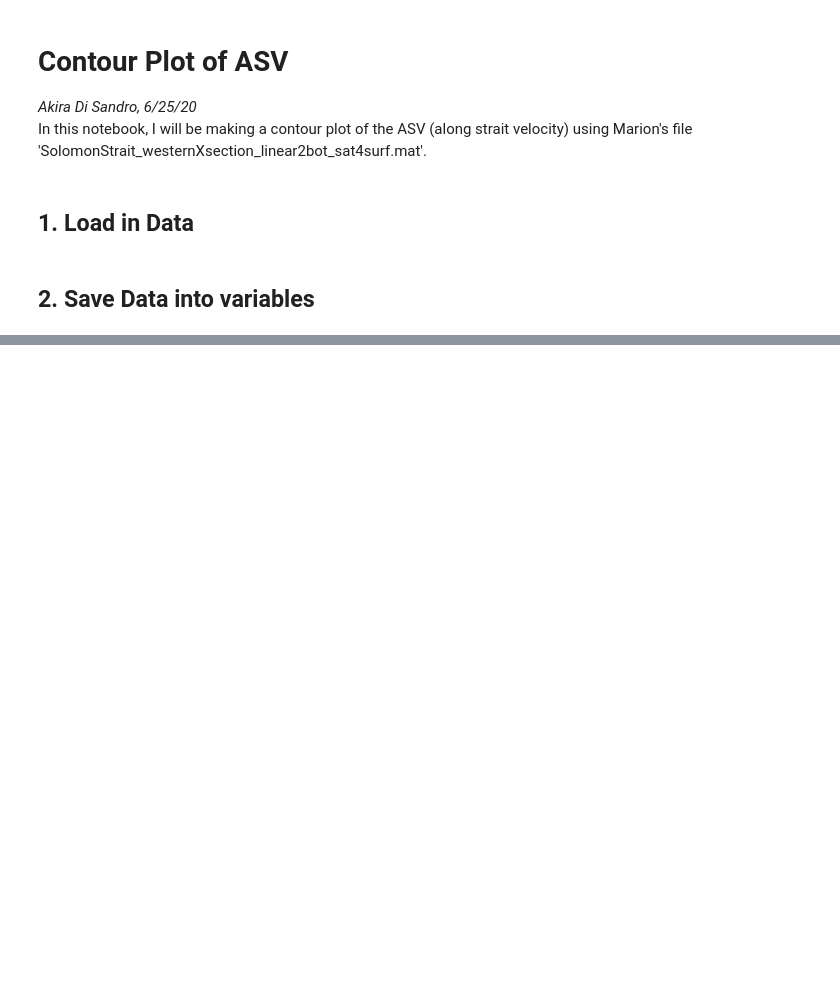
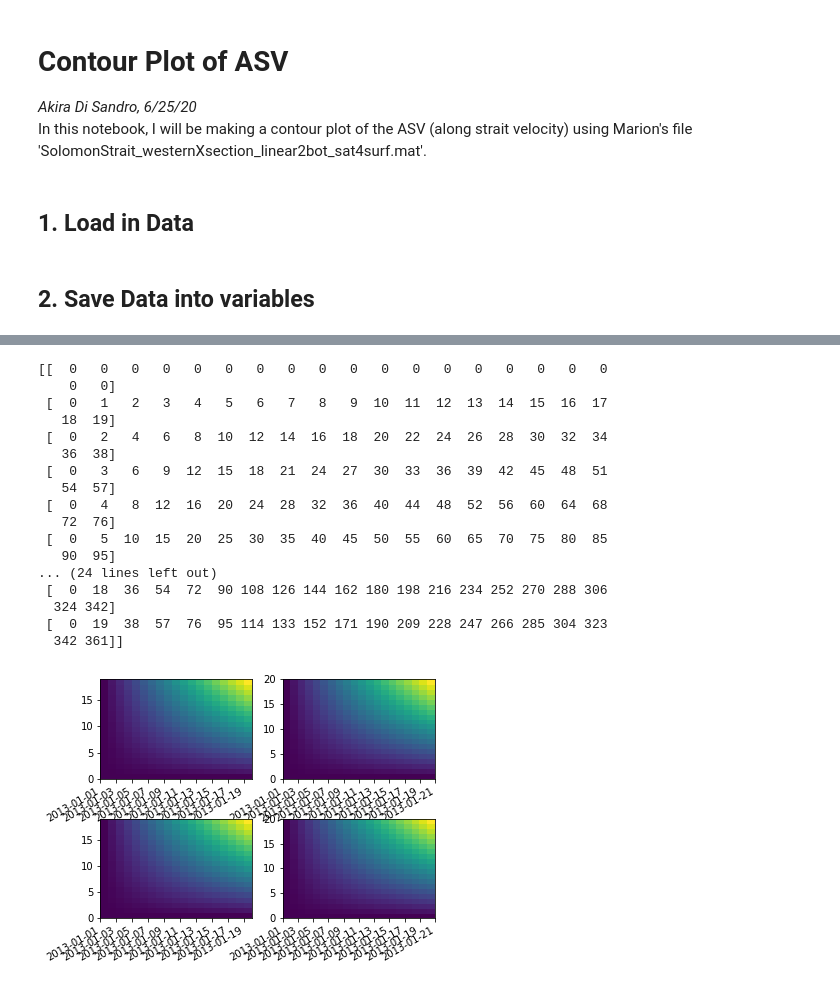
Before and after one commit to disandroa/Example-Notebooks, a Jupyter notebook: Data/ASV_plot1.ipynb, the cells around one changed output, grey strips where cells are left out. Saved outputs shown, nothing was run; the diff lists cells and outputs as text; code cells hidden in the pictures; blank space fills up the shorter version.

```diff
--- a/Data/ASV_plot1.ipynb
+++ b/Data/ASV_plot1.ipynb
@@ -23,0 +110,46 @@ raw_time = x['time'][0]
+# %%
+def test_pcolor_datetime_axis():
+    fig = plt.figure()
+    fig.subplots_adjust(hspace=0.4, top=0.98, bottom=.15)
+    base = dt.datetime(2013, 1, 1)
+    x = np.array([base + dt.timedelta(days=d) for d in range(21)])
+    y = np.arange(21)
+    z1, z2 = np.meshgrid(np.arange(20), np.arange(20))
+    z = z1 * z2
+    print(z)
+    plt.subplot(221)
+    plt.pcolor(x[:-1], y[:-1], z)
+    plt.subplot(222)
+    plt.pcolor(x, y, z)
+    x = np.repeat(x[np.newaxis], 21, axis=0)
+    y = np.repeat(y[:, np.newaxis], 21, axis=1)
+    plt.subplot(223)
+    plt.pcolor(x[:-1, :-1], y[:-1, :-1], z)
+    plt.subplot(224)
+    plt.pcolor(x, y, z)
+    #plt.colorbar()
+    for ax in fig.get_axes():
+        for label in ax.get_xticklabels():
+            label.set_ha('right')
+            label.set_rotation(30)
+# %%
+test_pcolor_datetime_axis()
+# %% [output]
+[[  0   0   0   0   0   0   0   0   0   0   0   0   0   0   0   0   0   0
+    0   0]
+ [  0   1   2   3   4   5   6   7   8   9  10  11  12  13  14  15  16  17
+   18  19]
+ [  0   2   4   6   8  10  12  14  16  18  20  22  24  26  28  30  32  34
+   36  38]
+ [  0   3   6   9  12  15  18  21  24  27  30  33  36  39  42  45  48  51
+   54  57]
+ [  0   4   8  12  16  20  24  28  32  36  40  44  48  52  56  60  64  68
+   72  76]
+ [  0   5  10  15  20  25  30  35  40  45  50  55  60  65  70  75  80  85
+   90  95]
+... (24 lines left out)
+ [  0  18  36  54  72  90 108 126 144 162 180 198 216 234 252 270 288 306
+  324 342]
+ [  0  19  38  57  76  95 114 133 152 171 190 209 228 247 266 285 304 323
+  342 361]]
+[figure, added]
```
Also changed, not shown: parts of 11 cells of this notebook.
